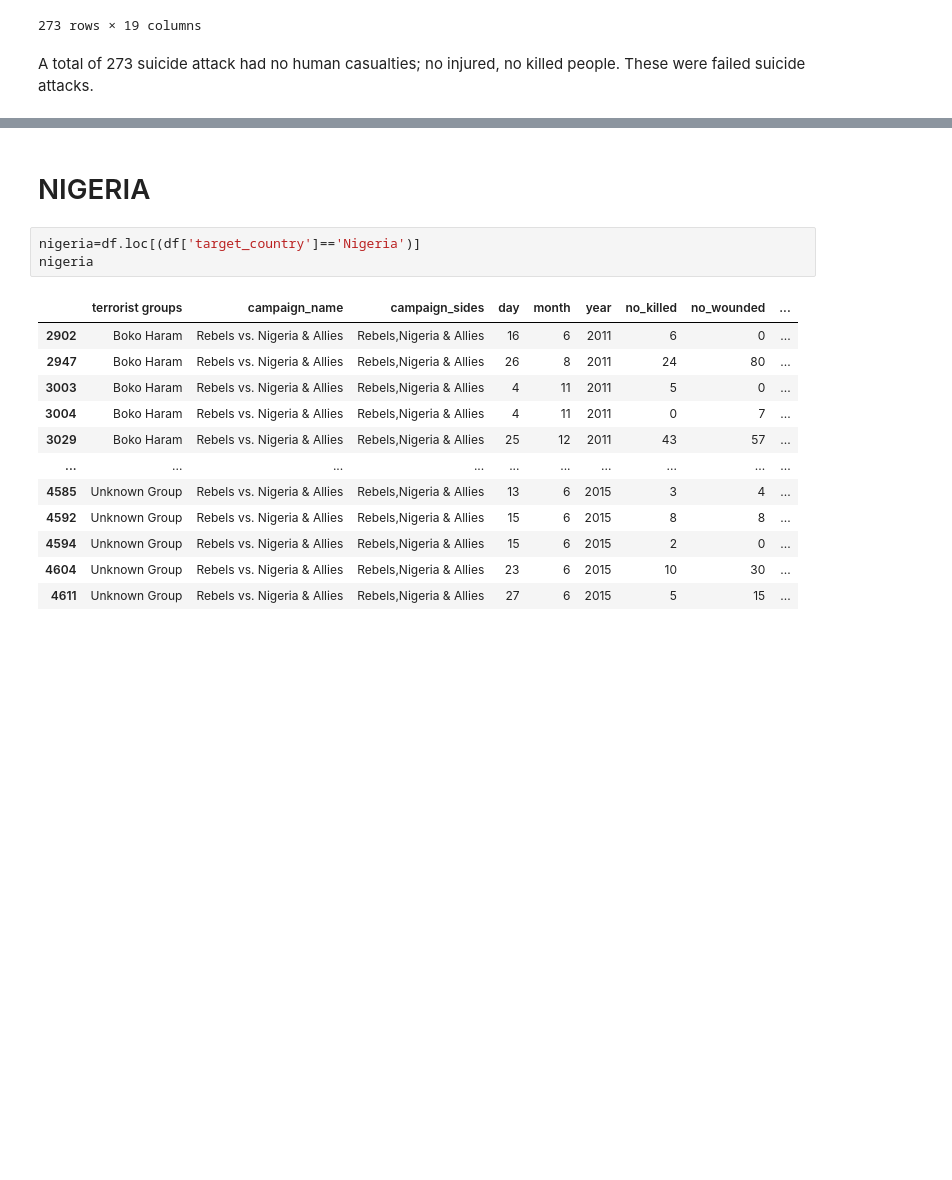
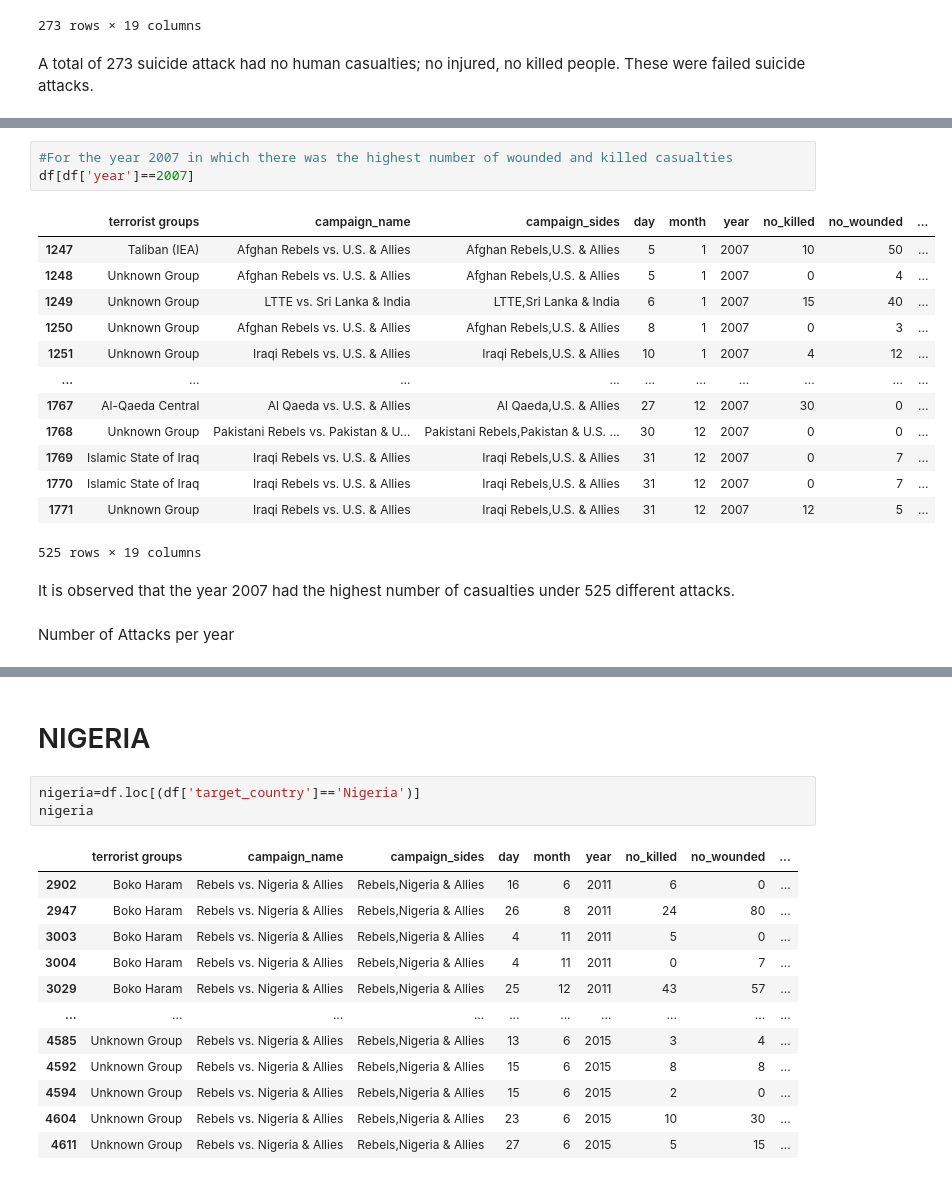
Before and after one commit to Goldochim/Projects-with-Friends, a Jupyter notebook: suicide.ipynb, the cells around one changed output, grey strips where cells are left out. Cells and saved outputs as stored; diff of their text form; blank space fills up the shorter version.

```diff
--- a/suicide.ipynb
+++ b/suicide.ipynb
@@ -99,0 +177,21 @@ A total of 273 suicide attack had no human casualties; no injured, no killed peo
+# %%
+#For the year 2007 in which there was the highest number of wounded and killed casualties
+df[df['year']==2007]
+# %% [output]
+|  | terrorist groups | campaign_name | campaign_sides | day | month | year | no_killed | no_wounded | ... |
+| 1247 | Taliban (IEA) | Afghan Rebels vs. U.S. & Allies | Afghan Rebels,U.S. & Allies | 5 | 1 | 2007 | 10 | 50 | ... |
+| 1248 | Unknown Group | Afghan Rebels vs. U.S. & Allies | Afghan Rebels,U.S. & Allies | 5 | 1 | 2007 | 0 | 4 | ... |
+| 1249 | Unknown Group | LTTE vs. Sri Lanka & India | LTTE,Sri Lanka & India | 6 | 1 | 2007 | 15 | 40 | ... |
+| 1250 | Unknown Group | Afghan Rebels vs. U.S. & Allies | Afghan Rebels,U.S. & Allies | 8 | 1 | 2007 | 0 | 3 | ... |
+| 1251 | Unknown Group | Iraqi Rebels vs. U.S. & Allies | Iraqi Rebels,U.S. & Allies | 10 | 1 | 2007 | 4 | 12 | ... |
+| ... | ... | ... | ... | ... | ... | ... | ... | ... | ... |
+| 1767 | Al-Qaeda Central | Al Qaeda vs. U.S. & Allies | Al Qaeda,U.S. & Allies | 27 | 12 | 2007 | 30 | 0 | ... |
+| 1768 | Unknown Group | Pakistani Rebels vs. Pakistan & U... | Pakistani Rebels,Pakistan & U.S. ... | 30 | 12 | 2007 | 0 | 0 | ... |
+| 1769 | Islamic State of Iraq | Iraqi Rebels vs. U.S. & Allies | Iraqi Rebels,U.S. & Allies | 31 | 12 | 2007 | 0 | 7 | ... |
+| 1770 | Islamic State of Iraq | Iraqi Rebels vs. U.S. & Allies | Iraqi Rebels,U.S. & Allies | 31 | 12 | 2007 | 0 | 7 | ... |
+| 1771 | Unknown Group | Iraqi Rebels vs. U.S. & Allies | Iraqi Rebels,U.S. & Allies | 31 | 12 | 2007 | 12 | 5 | ... |
+525 rows × 19 columns
+# %% [markdown]
+It is observed that the year 2007 had the highest number of casualties under 525 different attacks.
+# %% [markdown]
+Number of Attacks per year
```
Also changed, not shown: parts of 16 cells of this notebook.
